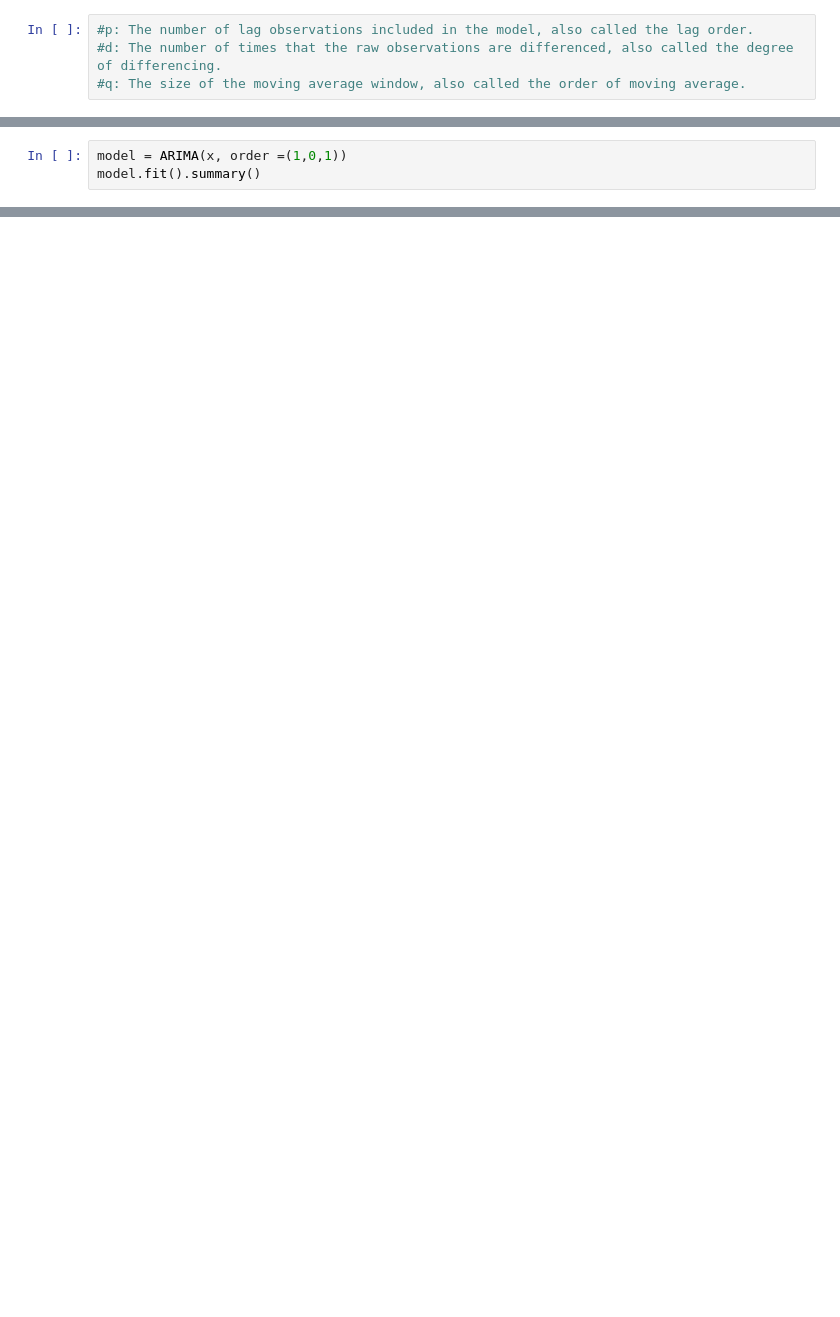
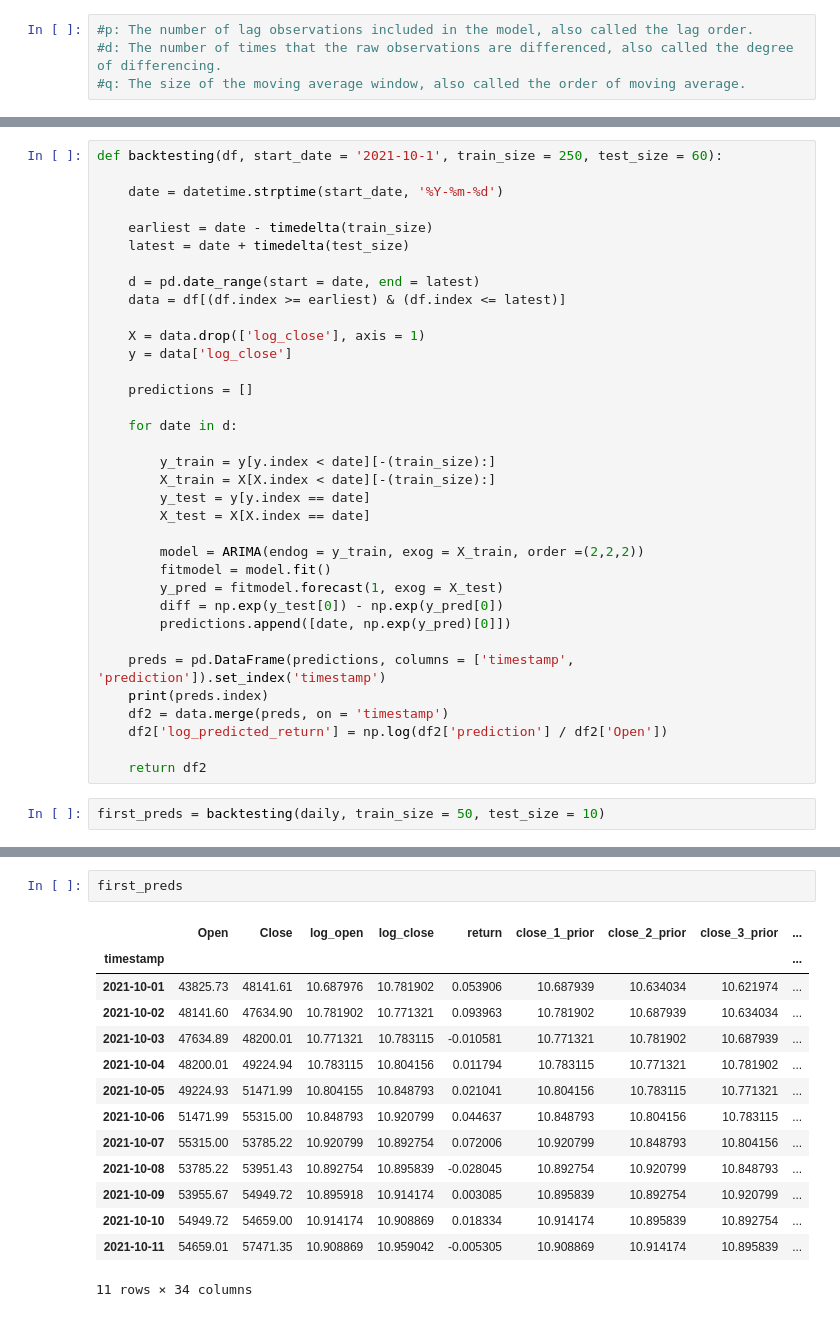
Before and after one commit to tjbray20/Cryptocurrency_Time_Series, a Jupyter notebook: TJNotebook.ipynb, the cells around one changed output, grey strips where cells are left out. Cells and saved outputs as stored; diff of their text form; blank space fills up the shorter version.

Commit message:
add Backtesting and new variables

```diff
--- a/TJNotebook.ipynb
+++ b/TJNotebook.ipynb
@@ -308,3 +299,0 @@ dtype: int64
-# %%
-model = ARIMA(x, order =(1,0,1))
-model.fit().summary()
@@ -332,0 +361,37 @@ TypeError: can only concatenate list (not "int") to list
+# %%
+def backtesting(df, start_date = '2021-10-1', train_size = 250, test_size = 60):
+
+    date = datetime.strptime(start_date, '%Y-%m-%d')
+
+    earliest = date - timedelta(train_size)
+    latest = date + timedelta(test_size)
+
+    d = pd.date_range(start = date, end = latest)
+    data = df[(df.index >= earliest) & (df.index <= latest)]
+
+    X = data.drop(['log_close'], axis = 1)
+    y = data['log_close']
+
+    predictions = []
+
+    for date in d:
+
+        y_train = y[y.index < date][-(train_size):]
+        X_train = X[X.index < date][-(train_size):]
+        y_test = y[y.index == date]
+        X_test = X[X.index == date]
+
+        model = ARIMA(endog = y_train, exog = X_train, order =(2,2,2))
+        fitmodel = model.fit()
+        y_pred = fitmodel.forecast(1, exog = X_test)
+        diff = np.exp(y_test[0]) - np.exp(y_pred[0])
+        predictions.append([date, np.exp(y_pred)[0]])
+
+    preds = pd.DataFrame(predictions, columns = ['timestamp', 'prediction']).set_index('timestamp')
+    print(preds.index)
+    df2 = data.merge(preds, on = 'timestamp')
+    df2['log_predicted_return'] = np.log(df2['prediction'] / df2['Open'])
+
+    return df2
+# %%
+first_preds = backtesting(daily, train_size = 50, test_size = 10)
@@ -332,0 +403,17 @@ TypeError: can only concatenate list (not "int") to list
+# %%
+first_preds
+# %% [output]
+|  | Open | Close | log_open | log_close | return | close_1_prior | close_2_prior | close_3_prior | ... |
+| timestamp |  |  |  |  |  |  |  |  | ... |
+| 2021-10-01 | 43825.73 | 48141.61 | 10.687976 | 10.781902 | 0.053906 | 10.687939 | 10.634034 | 10.621974 | ... |
+| 2021-10-02 | 48141.60 | 47634.90 | 10.781902 | 10.771321 | 0.093963 | 10.781902 | 10.687939 | 10.634034 | ... |
+| 2021-10-03 | 47634.89 | 48200.01 | 10.771321 | 10.783115 | -0.010581 | 10.771321 | 10.781902 | 10.687939 | ... |
+| 2021-10-04 | 48200.01 | 49224.94 | 10.783115 | 10.804156 | 0.011794 | 10.783115 | 10.771321 | 10.781902 | ... |
+| 2021-10-05 | 49224.93 | 51471.99 | 10.804155 | 10.848793 | 0.021041 | 10.804156 | 10.783115 | 10.771321 | ... |
+| 2021-10-06 | 51471.99 | 55315.00 | 10.848793 | 10.920799 | 0.044637 | 10.848793 | 10.804156 | 10.783115 | ... |
+| 2021-10-07 | 55315.00 | 53785.22 | 10.920799 | 10.892754 | 0.072006 | 10.920799 | 10.848793 | 10.804156 | ... |
+| 2021-10-08 | 53785.22 | 53951.43 | 10.892754 | 10.895839 | -0.028045 | 10.892754 | 10.920799 | 10.848793 | ... |
+| 2021-10-09 | 53955.67 | 54949.72 | 10.895918 | 10.914174 | 0.003085 | 10.895839 | 10.892754 | 10.920799 | ... |
+| 2021-10-10 | 54949.72 | 54659.00 | 10.914174 | 10.908869 | 0.018334 | 10.914174 | 10.895839 | 10.892754 | ... |
+| 2021-10-11 | 54659.01 | 57471.35 | 10.908869 | 10.959042 | -0.005305 | 10.908869 | 10.914174 | 10.895839 | ... |
+11 rows × 34 columns
```
Also changed, not shown: parts of 39 cells of this notebook, 2 other files.
